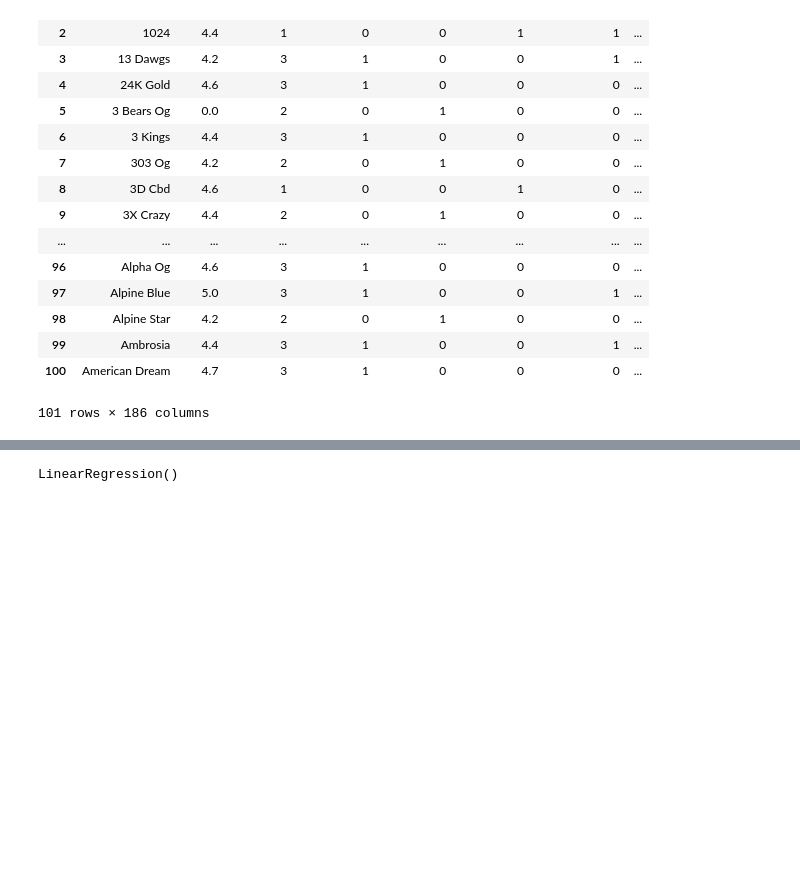
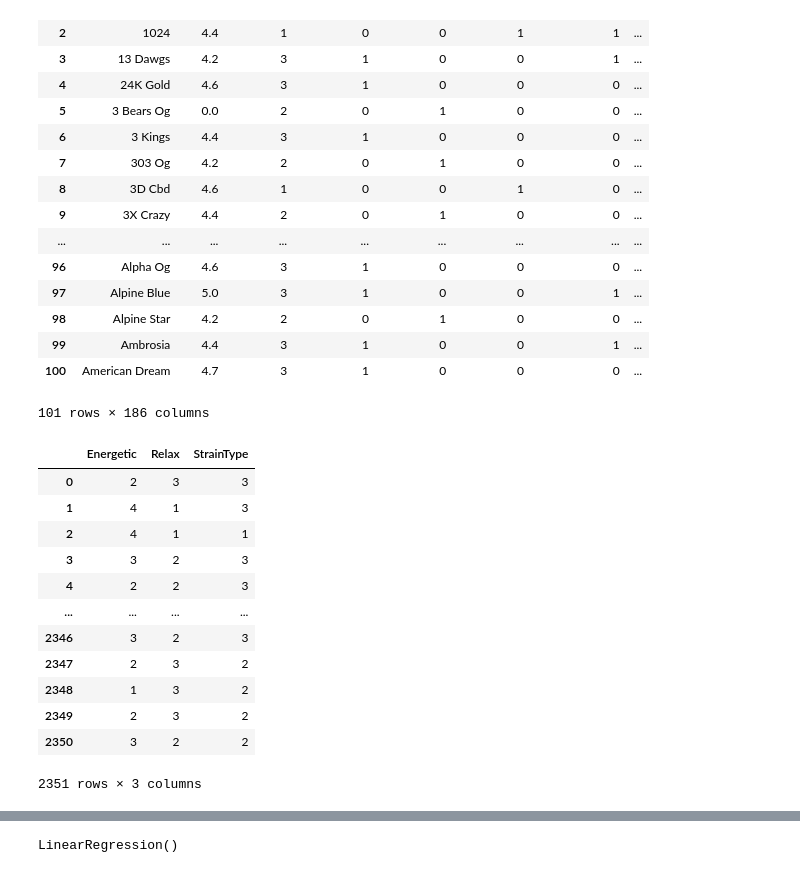
Before and after one commit to tiaortega/Final-Project-Group-4, a Jupyter notebook: Solved/Preprocessing.ipynb, the cells around one changed output, grey strips where cells are left out. Saved outputs shown, nothing was run; the diff lists cells and outputs as text; code cells hidden in the pictures; blank space fills up the shorter version.

```diff
--- a/Solved/Preprocessing.ipynb
+++ b/Solved/Preprocessing.ipynb
@@ -93,4 +93,21 @@ data.head(101)
 # data.tail()
 # %%
 # data.corr()
+# %%
+cani = pd.read_csv("../Resources/Strain_Frame_Energy.csv")
+cani
+# %% [output]
+|  | Energetic | Relax | StrainType |
+| 0 | 2 | 3 | 3 |
+| 1 | 4 | 1 | 3 |
+| 2 | 4 | 1 | 1 |
+| 3 | 3 | 2 | 3 |
+| 4 | 2 | 2 | 3 |
+| ... | ... | ... | ... |
+| 2346 | 3 | 2 | 3 |
+| 2347 | 2 | 3 | 2 |
+| 2348 | 1 | 3 | 2 |
+| 2349 | 2 | 3 | 2 |
+| 2350 | 3 | 2 | 2 |
+2351 rows × 3 columns
 # %%
```
Also changed, not shown: parts of 4 cells of this notebook, 19 other files.
